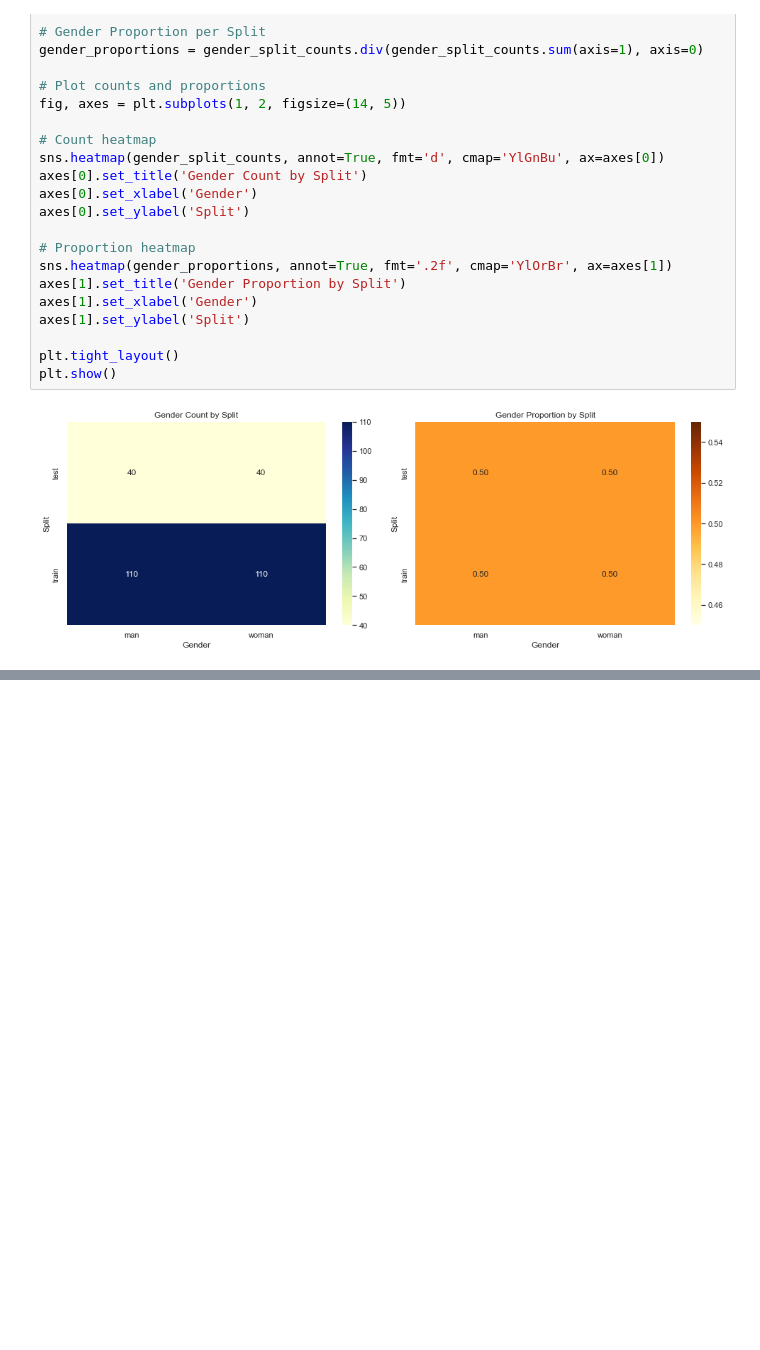
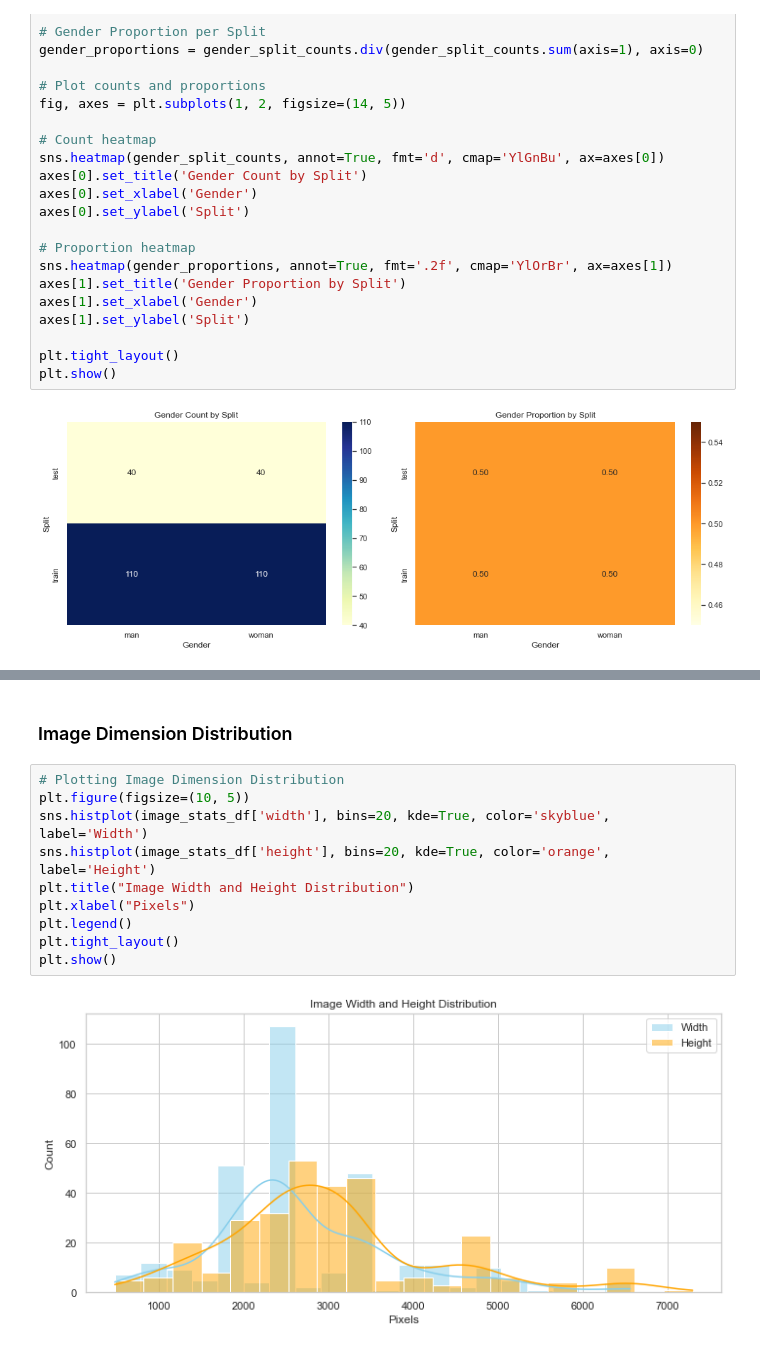
Before and after one commit to AAkinDev/Gender-Detection-CV, a Jupyter notebook: Notebooks/EDA_for_Gender_Detection.ipynb, the cells around one changed output, grey strips where cells are left out. Saved outputs shown, nothing was run; the diff lists cells and outputs as text; blank space fills up the shorter version.

```diff
--- a/Notebooks/EDA_for_Gender_Detection.ipynb
+++ b/Notebooks/EDA_for_Gender_Detection.ipynb
@@ -125,0 +251,14 @@ plt.show()
+# %% [markdown]
+### Image Dimension Distribution
+# %%
+# Plotting Image Dimension Distribution
+plt.figure(figsize=(10, 5))
+sns.histplot(image_stats_df['width'], bins=20, kde=True, color='skyblue', label='Width')
+sns.histplot(image_stats_df['height'], bins=20, kde=True, color='orange', label='Height')
+plt.title("Image Width and Height Distribution")
+plt.xlabel("Pixels")
+plt.legend()
+plt.tight_layout()
+plt.show()
+# %% [output]
+[figure, added]
```
Also changed, not shown: parts of 38 cells of this notebook, 2 other files.
